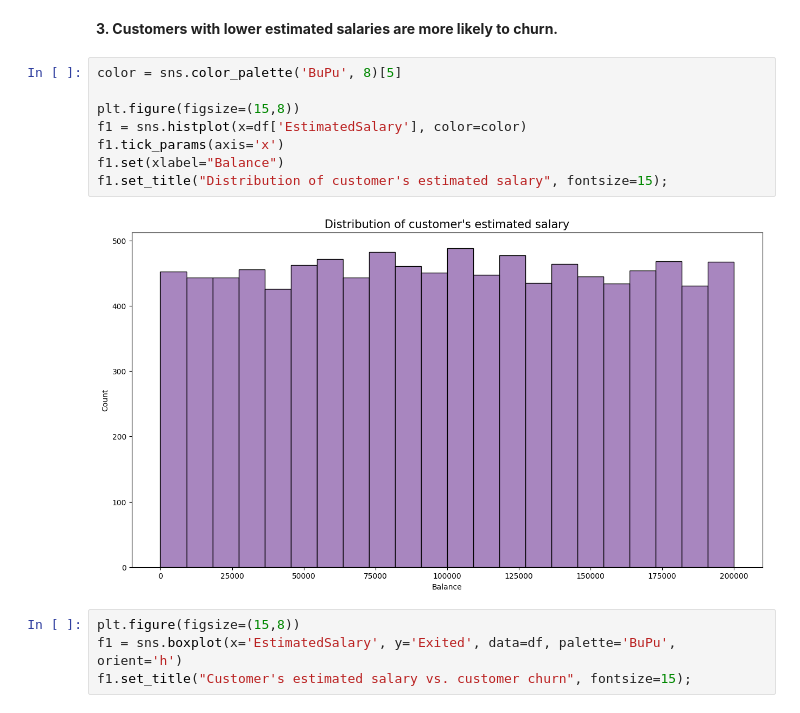
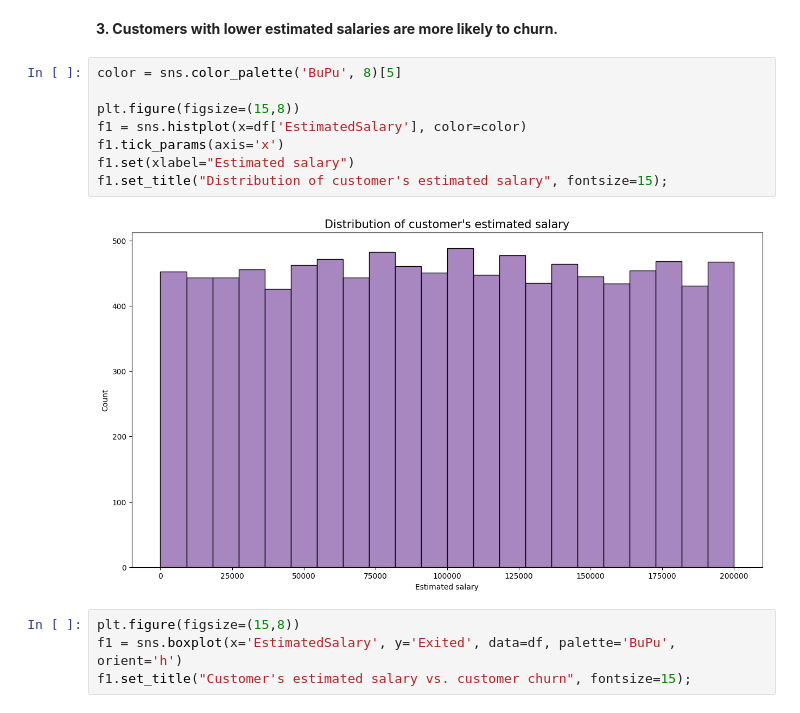
Before and after one commit to gogifemi/ds-bootcamp-projects, a Jupyter notebook: machine_learning_project/ML_project.ipynb, the cells around one changed output. Drawn from its saved outputs; the diff is of its cells as text.

```diff
--- a/machine_learning_project/ML_project.ipynb
+++ b/machine_learning_project/ML_project.ipynb
@@ -402,13 +399,13 @@ __3. Customers with lower estimated salaries are more likely to churn.__
 # %%
 color = sns.color_palette('BuPu', 8)[5]
 
 plt.figure(figsize=(15,8))
 f1 = sns.histplot(x=df['EstimatedSalary'], color=color)
 f1.tick_params(axis='x')
-f1.set(xlabel="Balance")
+f1.set(xlabel="Estimated salary")
 f1.set_title("Distribution of customer's estimated salary", fontsize=15);
 # %% [output]
-[figure, old version]
+[figure, new version]
 # %%
 plt.figure(figsize=(15,8))
 f1 = sns.boxplot(x='EstimatedSalary', y='Exited', data=df, palette='BuPu', orient='h')
```
Also changed, not shown: parts of 62 cells of this notebook.
